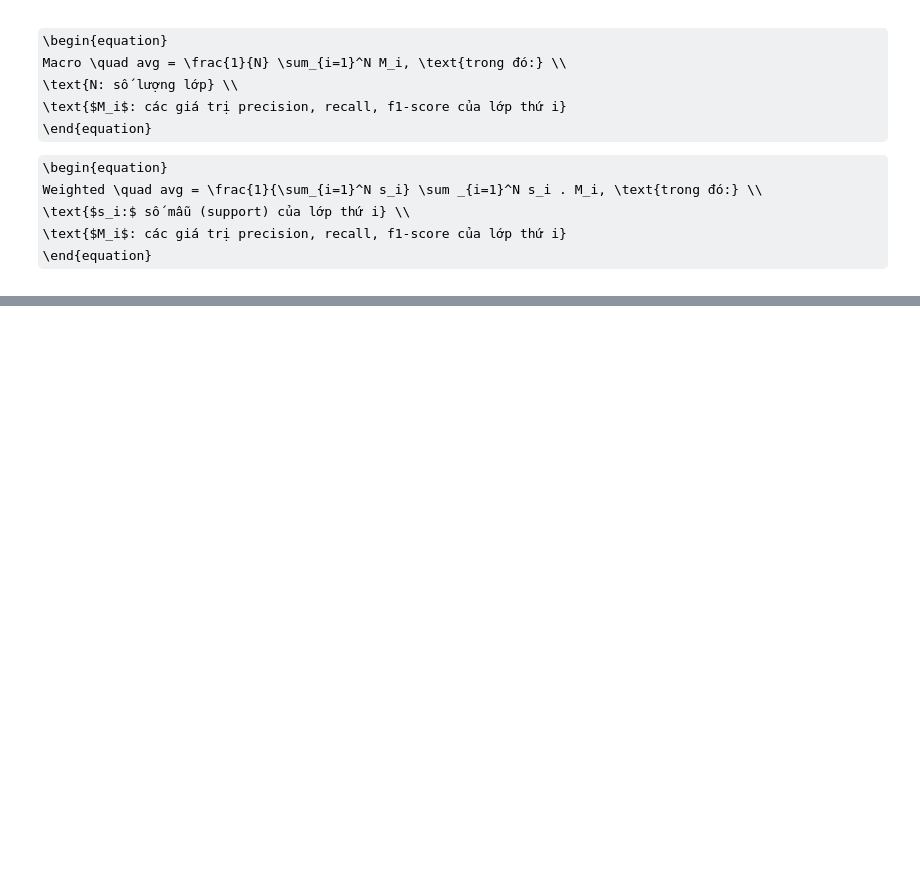
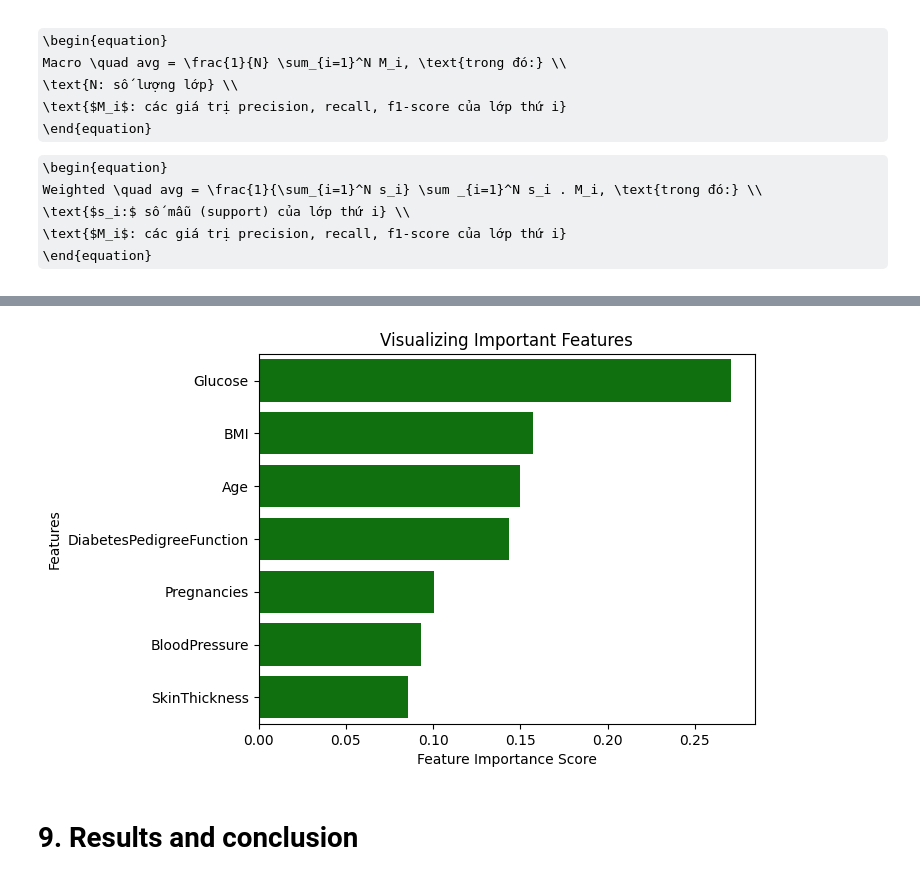
Before and after one commit to phanducminh201/Model_training_in_ML, a Jupyter notebook: Random_Forest.ipynb, the cells around one changed output, grey strips where cells are left out. Cells and saved outputs as stored; diff of their text form; code cells hidden in the pictures; some formulas as TeX source; blank space fills up the shorter version.

```diff
--- a/Random_Forest.ipynb
+++ b/Random_Forest.ipynb
@@ -456,0 +498,5 @@ F1: 0.58
+# %%
+feature_scores = pd.Series(model_rf.feature_importances_, index=['Pregnancies', 'Glucose', 'BloodPressure', 'SkinThickness',
+       'BMI', 'DiabetesPedigreeFunction', 'Age']).sort_values(ascending=False)
+
+feature_scores
@@ -456,0 +513,10 @@ F1: 0.58
+# %%
+sns.barplot(x=feature_scores, y=feature_scores.index, color='green')
+plt.xlabel('Feature Importance Score')
+plt.ylabel('Features')
+plt.title("Visualizing Important Features")
+plt.show()
+# %% [output]
+[figure, added]
+# %% [markdown]
+# **9. Results and conclusion**
```
Also changed, not shown: parts of 71 cells of this notebook.
